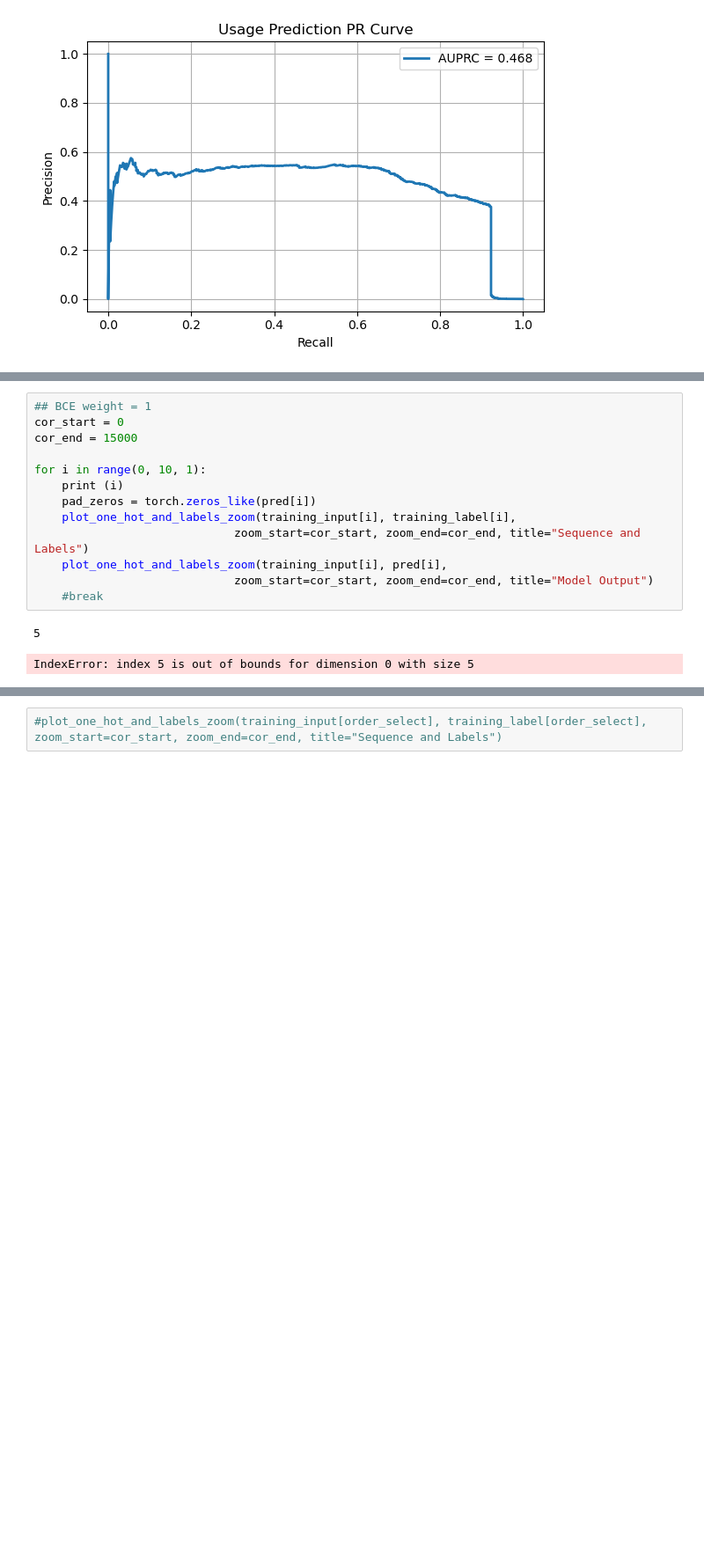
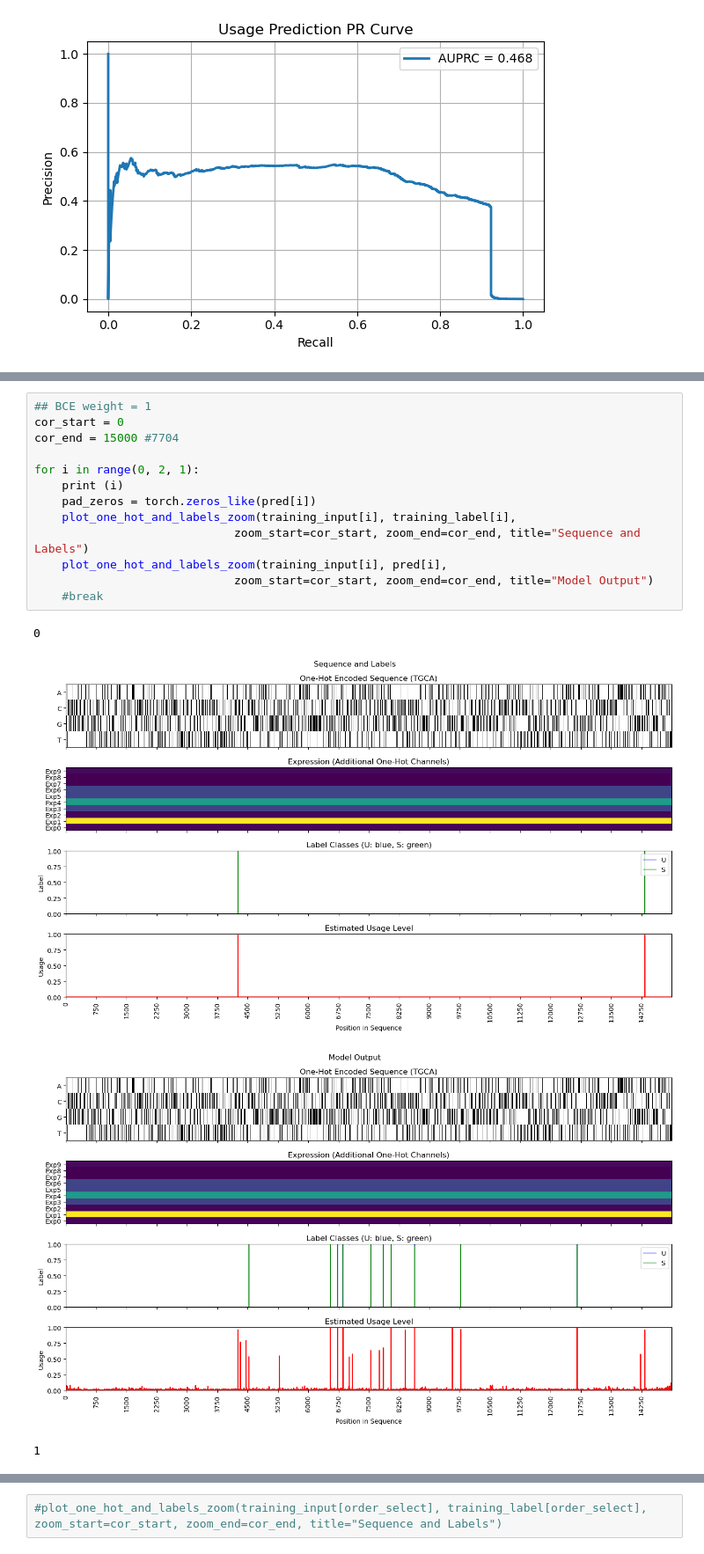
Before and after one commit to lux563624348/DL_RNA_Splicing, a Jupyter notebook: Benchmark_Model.ipynb, the cells around one changed output, grey strips where cells are left out. Shown at 88% size. Saved outputs shown, nothing was run; the diff lists cells and outputs as text; blank space fills up the shorter version.

```diff
--- a/Benchmark_Model.ipynb
+++ b/Benchmark_Model.ipynb
@@ -236,16 +247,18 @@ threhold= plot_pr_curve(pred, target, title="Usage Prediction PR Curve")
 # %%
 ## BCE weight = 1
 cor_start = 0
-cor_end = 15000
+cor_end = 15000 #7704
 
-for i in range(0, 10, 1):
+for i in range(0, 2, 1):
     print (i)
     pad_zeros = torch.zeros_like(pred[i])
     plot_one_hot_and_labels_zoom(training_input[i], training_label[i],
                              zoom_start=cor_start, zoom_end=cor_end, title="Sequence and Labels")
     plot_one_hot_and_labels_zoom(training_input[i], pred[i],
                              zoom_start=cor_start, zoom_end=cor_end, title="Model Output")
     #break
 # %% [output]
-5
+0
+[figure, added]
+[figure, added]
-IndexError: index 5 is out of bounds for dimension 0 with size 5
+1
```
Also changed, not shown: parts of 10 cells of this notebook, 7 other files.
